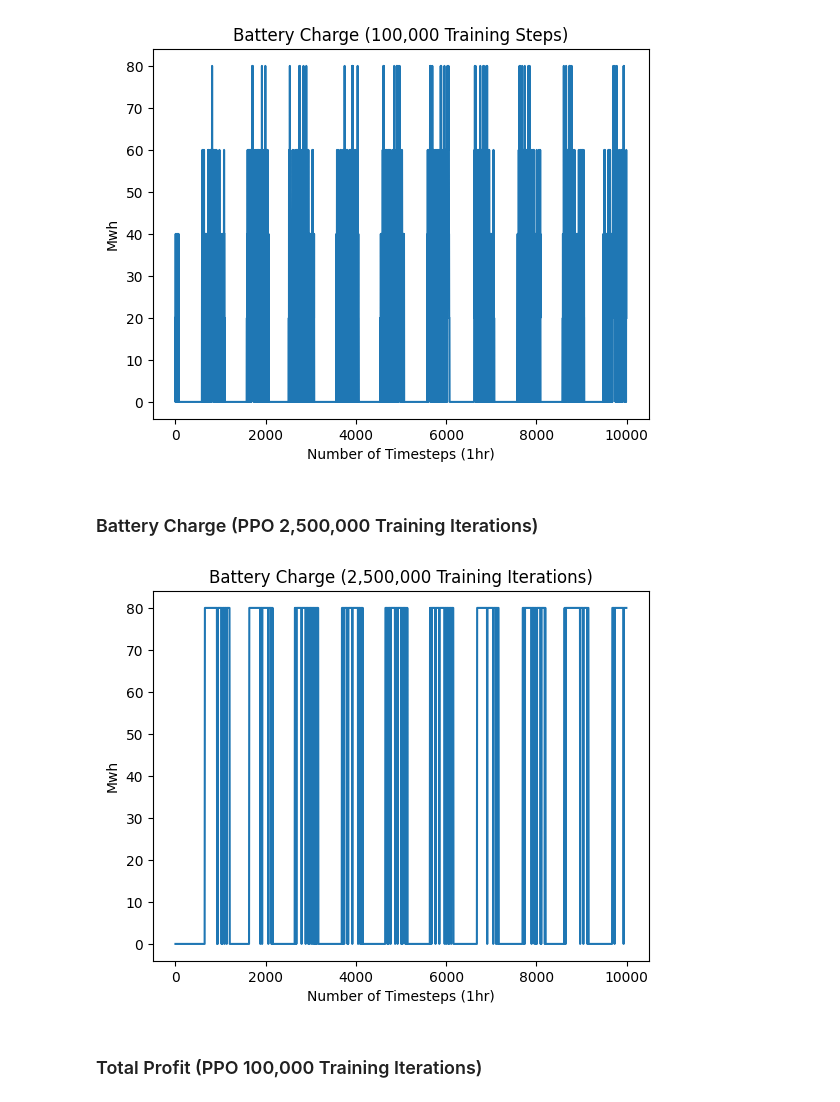
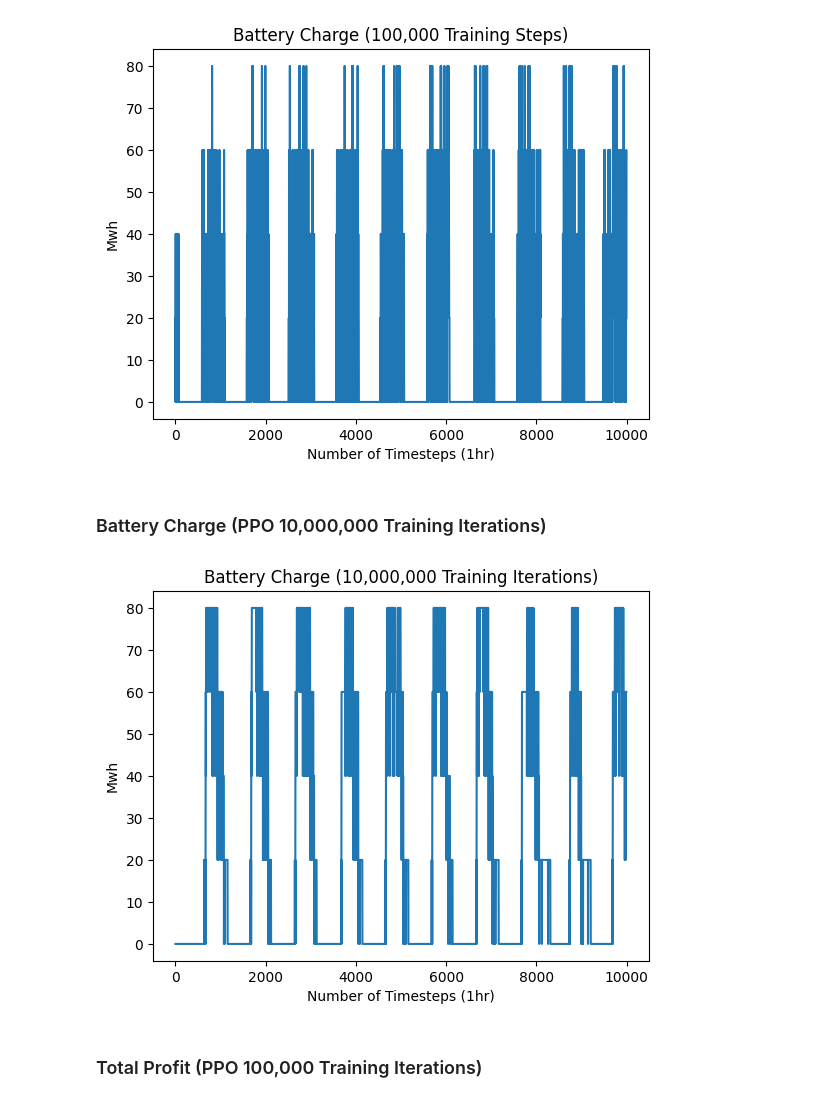
Before and after one commit to andrewrade/3001-RL-Grid-Battery-Management-Agent, a Jupyter notebook: environment.ipynb, the cells around one changed output. Cells and saved outputs as stored; diff of their text form; code cells hidden in the pictures.

Commit message:
Saved plots

```diff
--- a/environment.ipynb
+++ b/environment.ipynb
@@ -188,15 +190,15 @@ plt.show()
 # %% [output]
 [figure]
 # %% [markdown]
-### Battery Charge (PPO 2,500,000 Training Iterations)
+### Battery Charge (PPO 10,000,000 Training Iterations)
 # %%
 plt.plot(history['battery_charge'])
-plt.title("Battery Charge (2,500,000 Training Iterations)")
+plt.title("Battery Charge (10,000,000 Training Iterations)")
 plt.ylabel("Mwh")
 plt.xlabel("Number of Timesteps (1hr)")
 plt.show()
 # %% [output]
-[figure, old version]
+[figure, new version]
 # %% [markdown]
 ### Total Profit (PPO 100,000 Training Iterations)
 # %%
```
Also changed, not shown: parts of 7 cells of this notebook.
